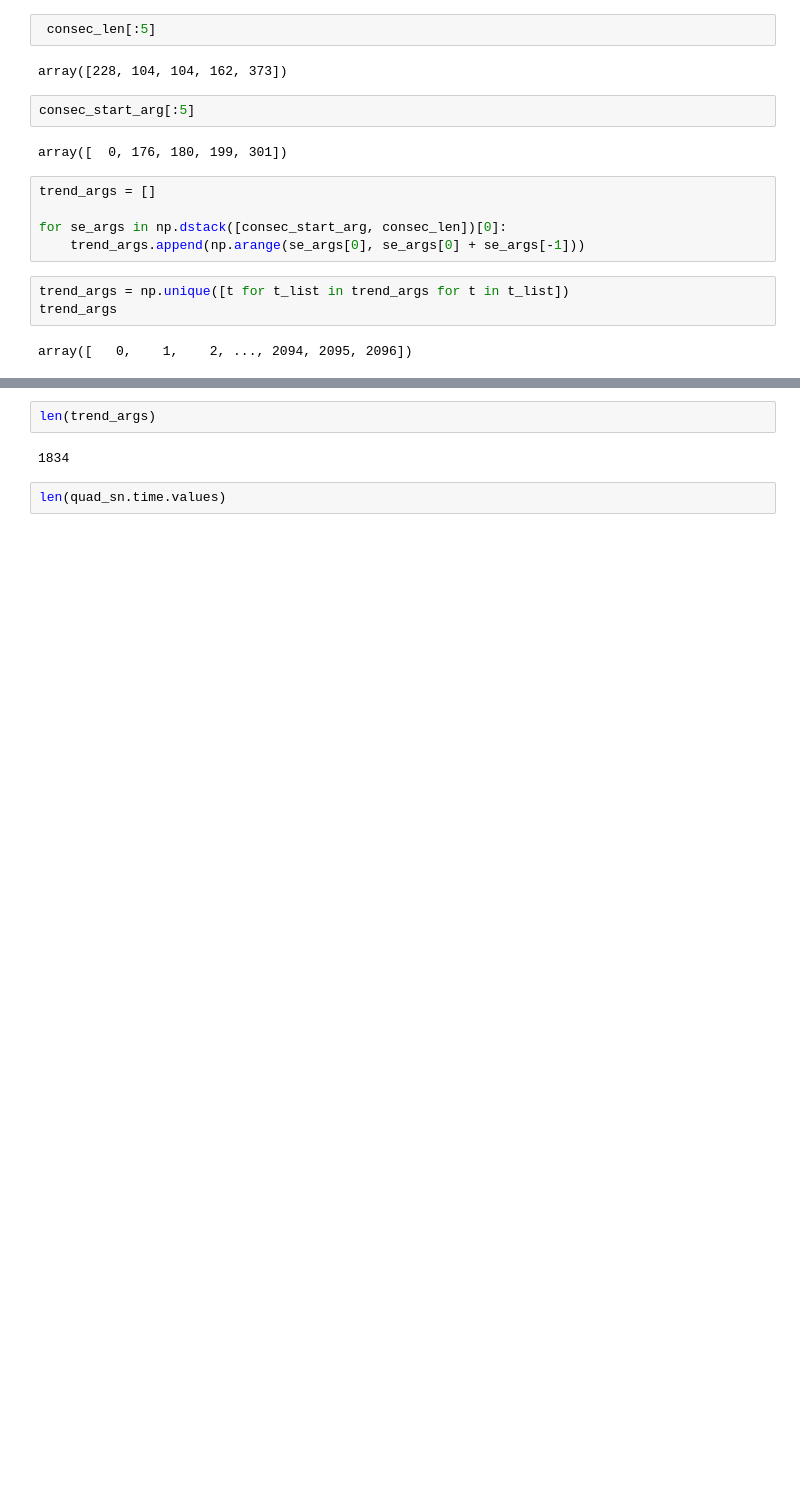
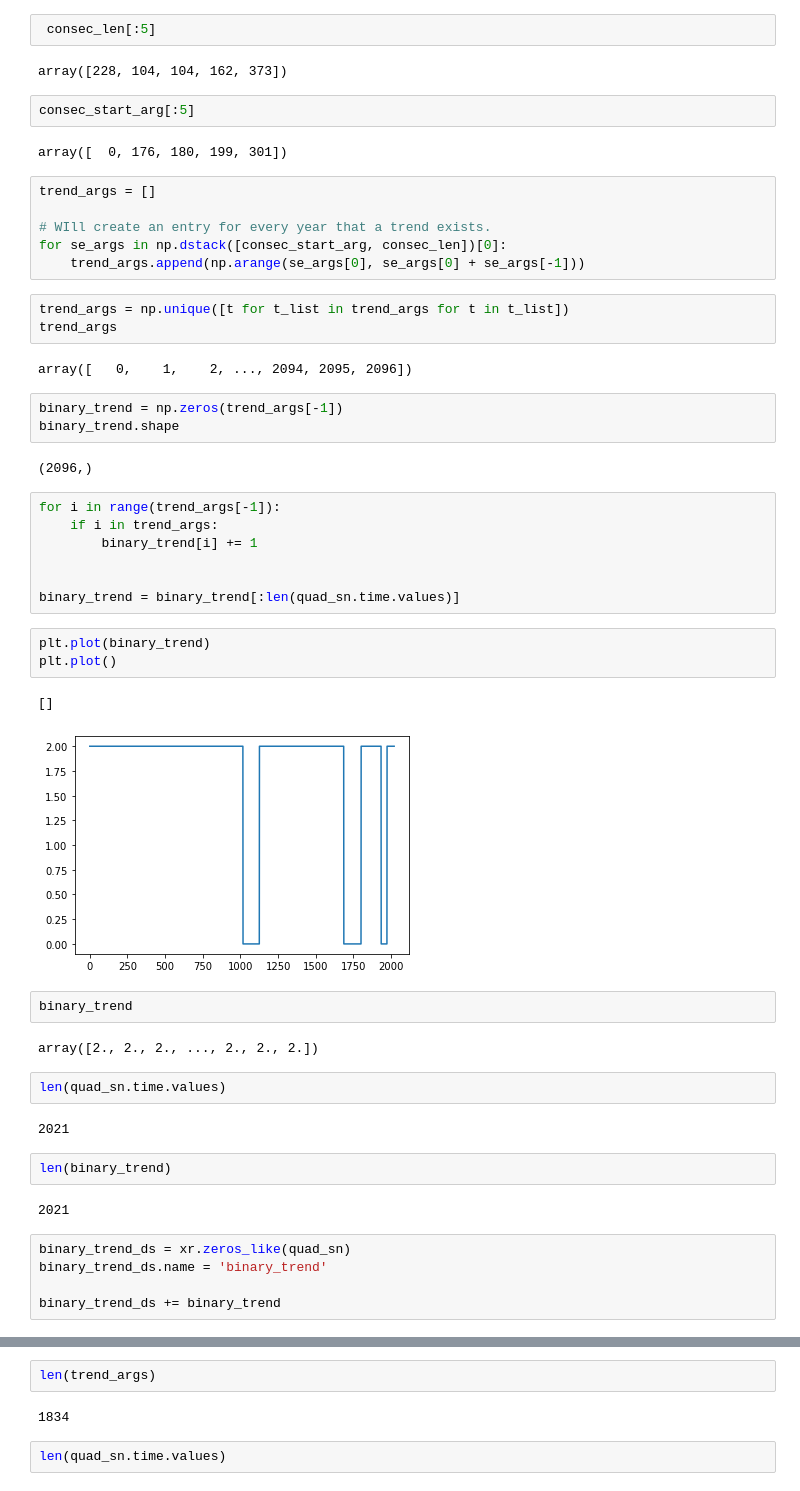
Before and after one commit to alexborowiak/PhD, a Jupyter notebook: init/22_Consecutive_and_grid_point_2.ipynb, the cells around one changed output, grey strips where cells are left out. Saved outputs shown, nothing was run; the diff lists cells and outputs as text; blank space fills up the shorter version.

```diff
--- a/init/22_Consecutive_and_grid_point_2.ipynb
+++ b/init/22_Consecutive_and_grid_point_2.ipynb
@@ -555,6 +559,7 @@ array([  0, 176, 180, 199, 301])
 # %%
 trend_args = []
 
+# WIll create an entry for every year that a trend exists.
 for se_args in np.dstack([consec_start_arg, consec_len])[0]:
     trend_args.append(np.arange(se_args[0], se_args[0] + se_args[-1]))
 # %%
@@ -562,3 +567,38 @@ trend_args = np.unique([t for t_list in trend_args for t in t_list])
 trend_args
 # %% [output]
 array([   0,    1,    2, ..., 2094, 2095, 2096])
+# %%
+binary_trend = np.zeros(trend_args[-1])
+binary_trend.shape
+# %% [output]
+(2096,)
+# %%
+for i in range(trend_args[-1]):
+    if i in trend_args:
+        binary_trend[i] += 1
+
+
+binary_trend = binary_trend[:len(quad_sn.time.values)]
+# %%
+plt.plot(binary_trend)
+plt.plot()
+# %% [output]
+[]
+[figure, added]
+# %%
+binary_trend
+# %% [output]
+array([2., 2., 2., ..., 2., 2., 2.])
+# %%
+len(quad_sn.time.values)
+# %% [output]
+2021
+# %%
+len(binary_trend)
+# %% [output]
+2021
+# %%
+binary_trend_ds = xr.zeros_like(quad_sn)
+binary_trend_ds.name = 'binary_trend'
+
+binary_trend_ds += binary_trend
```
Also changed, not shown: parts of 3 cells of this notebook, 8 other files.
